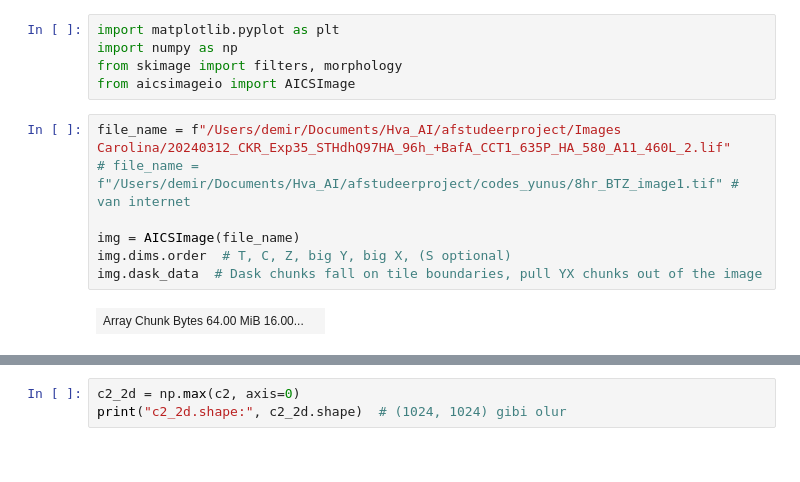
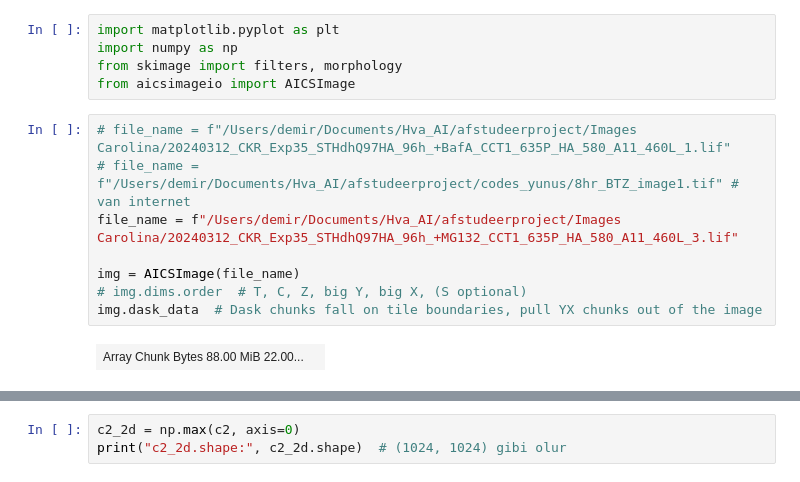
Before and after one commit to yunusemre002/afstudeerproject, a Jupyter notebook: codes_yunus/cellpose.ipynb, the cells around one changed output, grey strips where cells are left out. Cells and saved outputs as stored; diff of their text form.

```diff
--- a/codes_yunus/cellpose.ipynb
+++ b/codes_yunus/cellpose.ipynb
@@ -4,11 +4,12 @@ import numpy as np
 from skimage import filters, morphology
 from aicsimageio import AICSImage
 # %%
-file_name = f"/Users/demir/Documents/Hva_AI/afstudeerproject/Images Carolina/20240312_CKR_Exp35_STHdhQ97HA_96h_+BafA_CCT1_635P_HA_580_A11_460L_2.lif"
+# file_name = f"/Users/demir/Documents/Hva_AI/afstudeerproject/Images Carolina/20240312_CKR_Exp35_STHdhQ97HA_96h_+BafA_CCT1_635P_HA_580_A11_460L_1.lif"
 # file_name = f"/Users/demir/Documents/Hva_AI/afstudeerproject/codes_yunus/8hr_BTZ_image1.tif" # van internet
+file_name = f"/Users/demir/Documents/Hva_AI/afstudeerproject/Images Carolina/20240312_CKR_Exp35_STHdhQ97HA_96h_+MG132_CCT1_635P_HA_580_A11_460L_3.lif"
 
 img = AICSImage(file_name)
-img.dims.order  # T, C, Z, big Y, big X, (S optional)
+# img.dims.order  # T, C, Z, big Y, big X, (S optional)
 img.dask_data  # Dask chunks fall on tile boundaries, pull YX chunks out of the image
 # %% [output]
-| Array Chunk Bytes 64.00 MiB 16.00... |  |
+| Array Chunk Bytes 88.00 MiB 22.00... |  |
```
Also changed, not shown: parts of 10 cells of this notebook, 4 other files.
